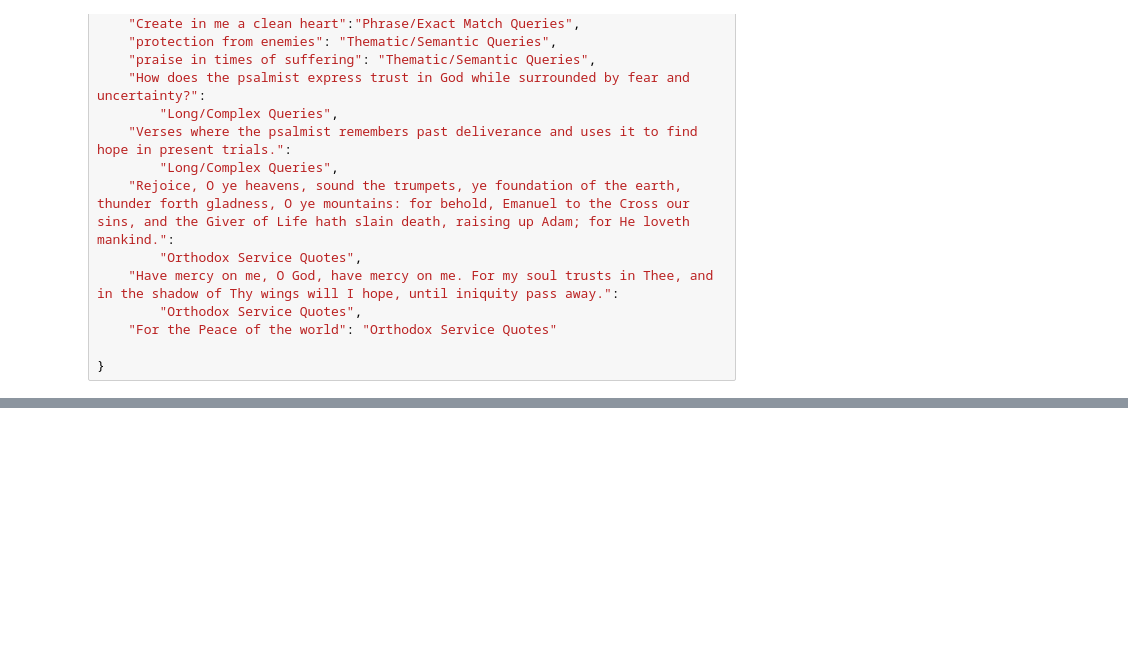
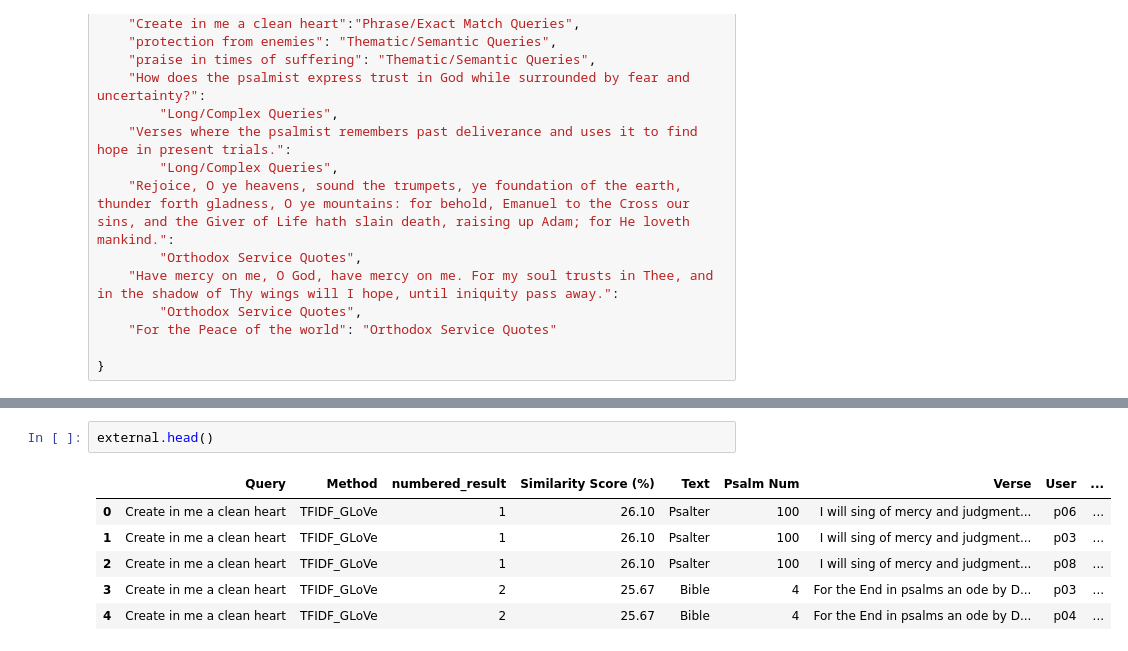
Before and after one commit to cwc09262/psalms-nlp-research, a Jupyter notebook: query_compare/blind_external_scoring.ipynb, the cells around one changed output, grey strips where cells are left out. Drawn from its saved outputs; the diff is of its cells as text; blank space fills up the shorter version.

```diff
--- a/query_compare/blind_external_scoring.ipynb
+++ b/query_compare/blind_external_scoring.ipynb
@@ -379,0 +484,9 @@ scores[scores['Method'] == 'TFIDF']
+# %%
+external.head()
+# %% [output]
+|  | Query | Method | numbered_result | Similarity Score (%) | Text | Psalm Num | Verse | User | ... |
+| 0 | Create in me a clean heart | TFIDF_GLoVe | 1 | 26.10 | Psalter | 100 | I will sing of mercy and judgment... | p06 | ... |
+| 1 | Create in me a clean heart | TFIDF_GLoVe | 1 | 26.10 | Psalter | 100 | I will sing of mercy and judgment... | p03 | ... |
+| 2 | Create in me a clean heart | TFIDF_GLoVe | 1 | 26.10 | Psalter | 100 | I will sing of mercy and judgment... | p08 | ... |
+| 3 | Create in me a clean heart | TFIDF_GLoVe | 2 | 25.67 | Bible | 4 | For the End in psalms an ode by D... | p03 | ... |
+| 4 | Create in me a clean heart | TFIDF_GLoVe | 2 | 25.67 | Bible | 4 | For the End in psalms an ode by D... | p04 | ... |
```
Also changed, not shown: parts of 31 cells of this notebook, 9 other files.
